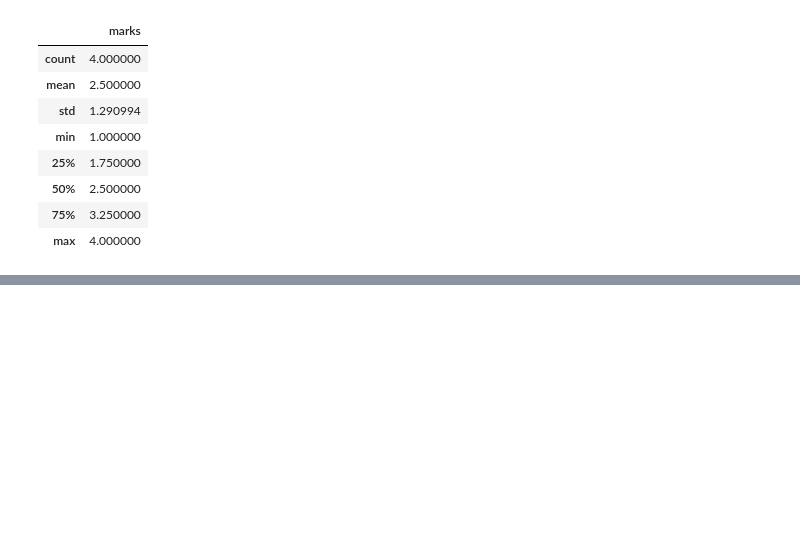
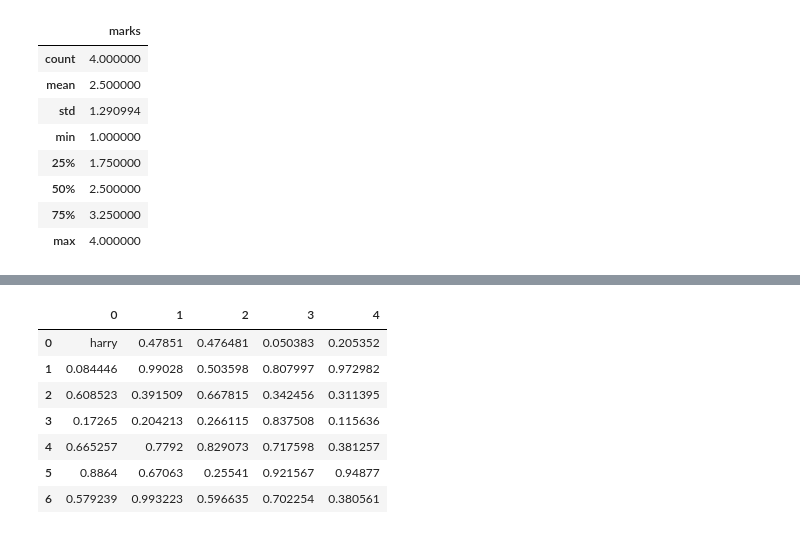
Before and after one commit to Newtanmukh/Python-Frameworks-Tutorials, a Jupyter notebook: PANDAS-June2024/SEBI.ipynb, the cells around one changed output, grey strips where cells are left out. Drawn from its saved outputs; the diff is of its cells as text; code cells hidden in the pictures; blank space fills up the shorter version.

```diff
--- a/PANDAS-June2024/SEBI.ipynb
+++ b/PANDAS-June2024/SEBI.ipynb
@@ -425,0 +572,2 @@ df.describe()  # Numerical columns statistical analysis
+# %%
+dataFrame[0][0] = 'harry'
@@ -425,0 +607,11 @@ df.describe()  # Numerical columns statistical analysis
+# %%
+dataFrame.T
+# %% [output]
+|  | 0 | 1 | 2 | 3 | 4 |
+| 0 | harry | 0.47851 | 0.476481 | 0.050383 | 0.205352 |
+| 1 | 0.084446 | 0.99028 | 0.503598 | 0.807997 | 0.972982 |
+| 2 | 0.608523 | 0.391509 | 0.667815 | 0.342456 | 0.311395 |
+| 3 | 0.17265 | 0.204213 | 0.266115 | 0.837508 | 0.115636 |
+| 4 | 0.665257 | 0.7792 | 0.829073 | 0.717598 | 0.381257 |
+| 5 | 0.8864 | 0.67063 | 0.25541 | 0.921567 | 0.94877 |
+| 6 | 0.579239 | 0.993223 | 0.596635 | 0.702254 | 0.380561 |
```
Also changed, not shown: parts of 41 cells of this notebook.
